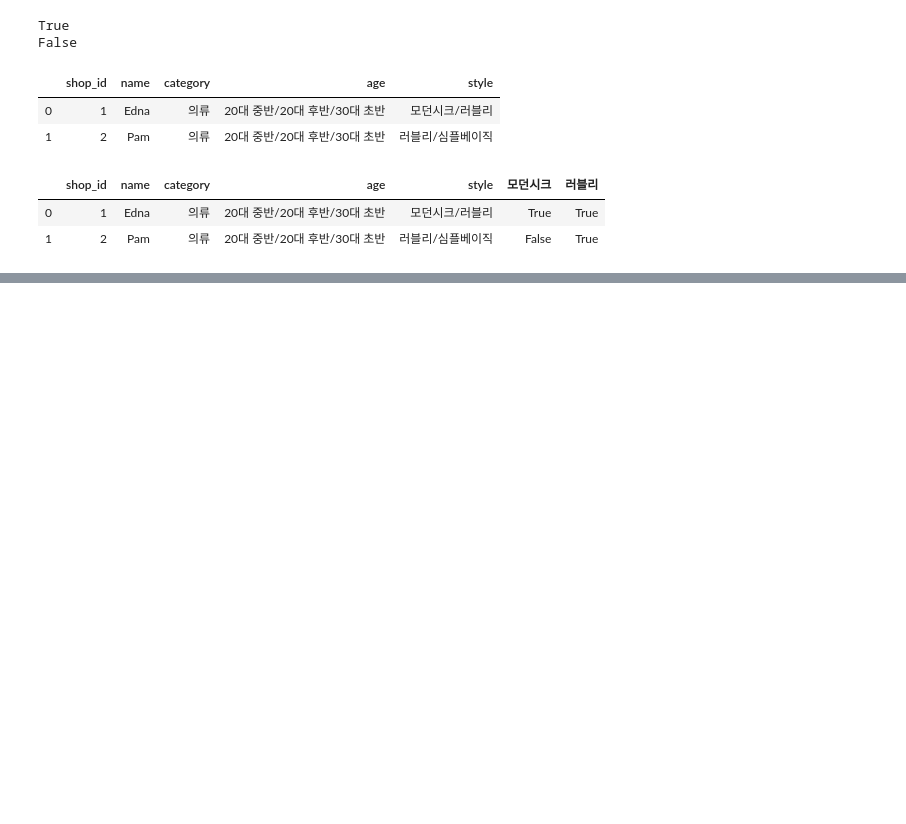
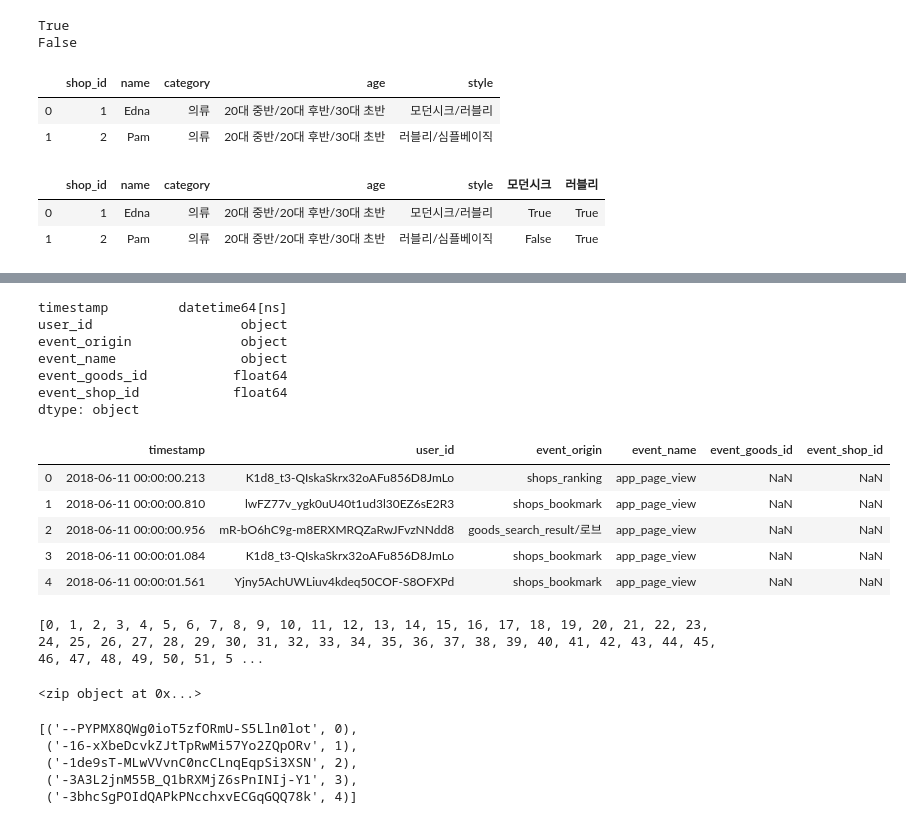
Before and after one commit to eunnyeong/data-analysis, a Jupyter notebook: zigzag_assignment.ipynb, the cells around one changed output, grey strips where cells are left out. Cells and saved outputs as stored; diff of their text form; code cells hidden in the pictures; blank space fills up the shorter version.

```diff
--- a/zigzag_assignment.ipynb
+++ b/zigzag_assignment.ipynb
@@ -406,0 +422,21 @@ merged.head(3)
+# %%
+data_logs = pd.read_sql("SELECT * FROM 'log'", connection)
+
+data_logs['timestamp'] = pd.to_datetime(data_logs['timestamp'])
+
+print(data_logs.dtypes)
+data_logs.head()
+# %% [output]
+timestamp         datetime64[ns]
+user_id                   object
+event_origin              object
+event_name                object
+event_goods_id           float64
+event_shop_id            float64
+dtype: object
+|  | timestamp | user_id | event_origin | event_name | event_goods_id | event_shop_id |
+| 0 | 2018-06-11 00:00:00.213 | K1d8_t3-QIskaSkrx32oAFu856D8JmLo | shops_ranking | app_page_view | NaN | NaN |
+| 1 | 2018-06-11 00:00:00.810 | lwFZ77v_ygk0uU40t1ud3l30EZ6sE2R3 | shops_bookmark | app_page_view | NaN | NaN |
+| 2 | 2018-06-11 00:00:00.956 | mR-bO6hC9g-m8ERXMRQZaRwJFvzNNdd8 | goods_search_result/로브 | app_page_view | NaN | NaN |
+| 3 | 2018-06-11 00:00:01.084 | K1d8_t3-QIskaSkrx32oAFu856D8JmLo | shops_bookmark | app_page_view | NaN | NaN |
+| 4 | 2018-06-11 00:00:01.561 | Yjny5AchUWLiuv4kdeq50COF-S8OFXPd | shops_bookmark | app_page_view | NaN | NaN |
@@ -406,0 +447,25 @@ merged.head(3)
+# %%
+#새로운 user_id는 연속된 자연수들로 지정. range()와 len()을 사용하여 user_id의 개수만큼의 연속된 정수를 만듬
+
+n_user_id = list(range(len(user_id)))
+
+print(n_user_id)
+# %% [output]
+[0, 1, 2, 3, 4, 5, 6, 7, 8, 9, 10, 11, 12, 13, 14, 15, 16, 17, 18, 19, 20, 21, 22, 23, 24, 25, 26, 27, 28, 29, 30, 31, 32, 33, 34, 35, 36, 37, 38, 39, 40, 41, 42, 43, 44, 45, 46, 47, 48, 49, 50, 51, 5 ...
+# %%
+#python 내장 함수인 zip()을 이용하여 기존의 id와 새로운 id를 묶기
+id_zip = zip(user_id, n_user_id)
+
+#id_zip을 출력하면 아래 결과와 같이 zip object이 출력
+print(id_zip)
+# %% [output]
+<zip object at 0x...>
+# %%
+#zip()의 결과를 구체적으로 보기 위하여 list로 변환하여 print하겠습니다. 상위 5개만 출력
+list(zip(user_id, n_user_id))[:5]
+# %% [output]
+[('--PYPMX8QWg0ioT5zfORmU-S5Lln0lot', 0),
+ ('-16-xXbeDcvkZJtTpRwMi57Yo2ZQpORv', 1),
+ ('-1de9sT-MLwVVvnC0ncCLnqEqpSi3XSN', 2),
+ ('-3A3L2jnM55B_Q1bRXMjZ6sPnINIj-Y1', 3),
+ ('-3bhcSgPOIdQAPkPNcchxvECGqGQQ78k', 4)]
```
Also changed, not shown: parts of 4 cells of this notebook.
